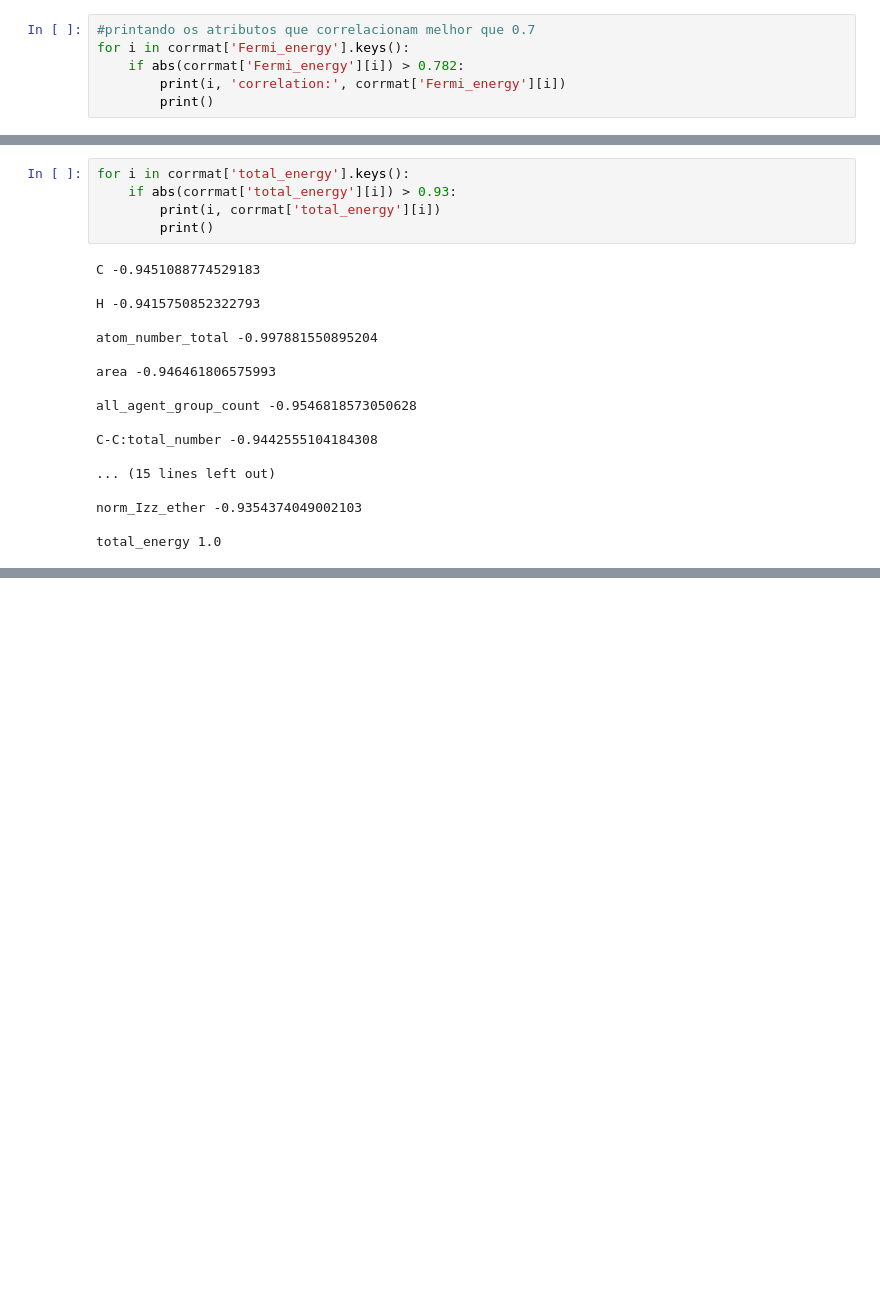
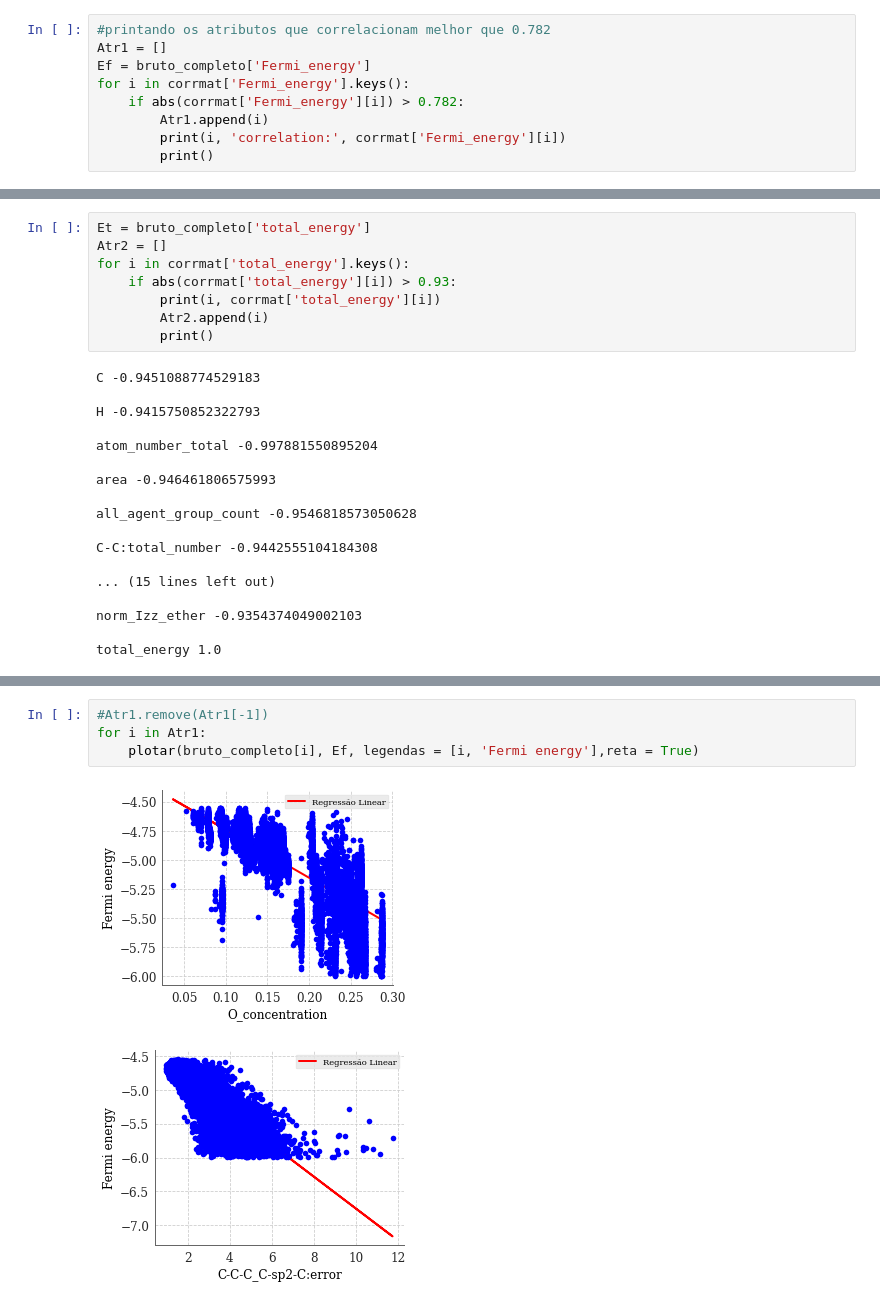
Before and after one commit to Karl-Marcos/ML-2022-DIMP, a Jupyter notebook: Dados.ipynb, the cells around one changed output, grey strips where cells are left out. Cells and saved outputs as stored; diff of their text form; blank space fills up the shorter version.

Commit message:
Plotando graficos dos targets em funcao de cada atributo

```diff
--- a/Dados.ipynb
+++ b/Dados.ipynb
@@ -20,9 +20,12 @@ bruto_completo = bruto.dropna(axis = 1, how ='any')
 bruto_completo.shape
 corrmat = bruto_completo.corr()
 # %%
-#printando os atributos que correlacionam melhor que 0.7
+#printando os atributos que correlacionam melhor que 0.782
+Atr1 = []
+Ef = bruto_completo['Fermi_energy']
 for i in corrmat['Fermi_energy'].keys():
     if abs(corrmat['Fermi_energy'][i]) > 0.782:
+        Atr1.append(i)
         print(i, 'correlation:', corrmat['Fermi_energy'][i])
         print()
 # %% [output]
@@ -44,9 +47,12 @@ norm_Izz_bar_ether correlation: -0.7841549332099131
 
 Fermi_energy correlation: 1.0
 # %%
+Et = bruto_completo['total_energy']
+Atr2 = []
 for i in corrmat['total_energy'].keys():
     if abs(corrmat['total_energy'][i]) > 0.93:
         print(i, corrmat['total_energy'][i])
+        Atr2.append(i)
         print()
 # %% [output]
 C -0.9451088774529183
@@ -68,0 +148,7 @@ total_energy 1.0
+# %%
+#Atr1.remove(Atr1[-1])
+for i in Atr1:
+    plotar(bruto_completo[i], Ef, legendas = [i, 'Fermi energy'],reta = True)
+# %% [output]
+[figure, added]
+[figure, added]
```
Also changed, not shown: parts of 4 cells of this notebook.
